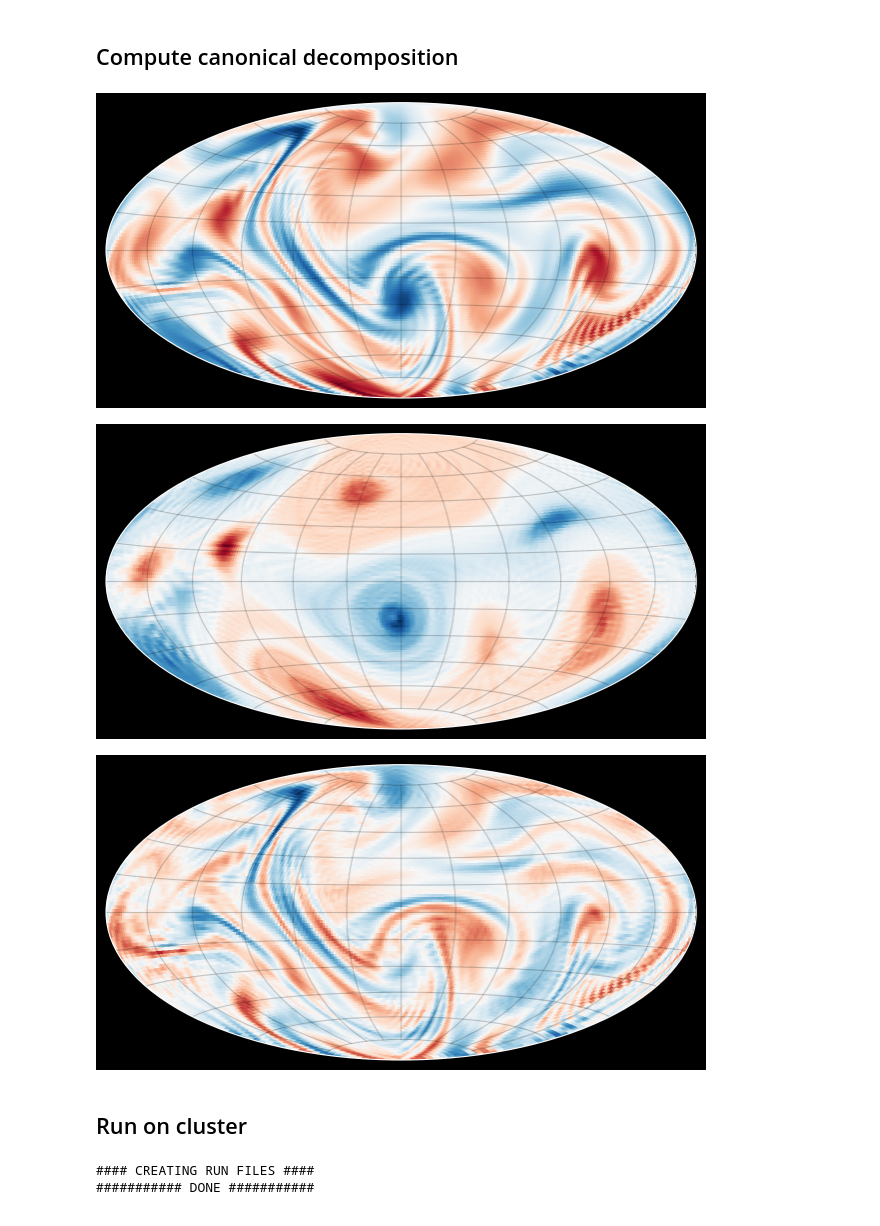
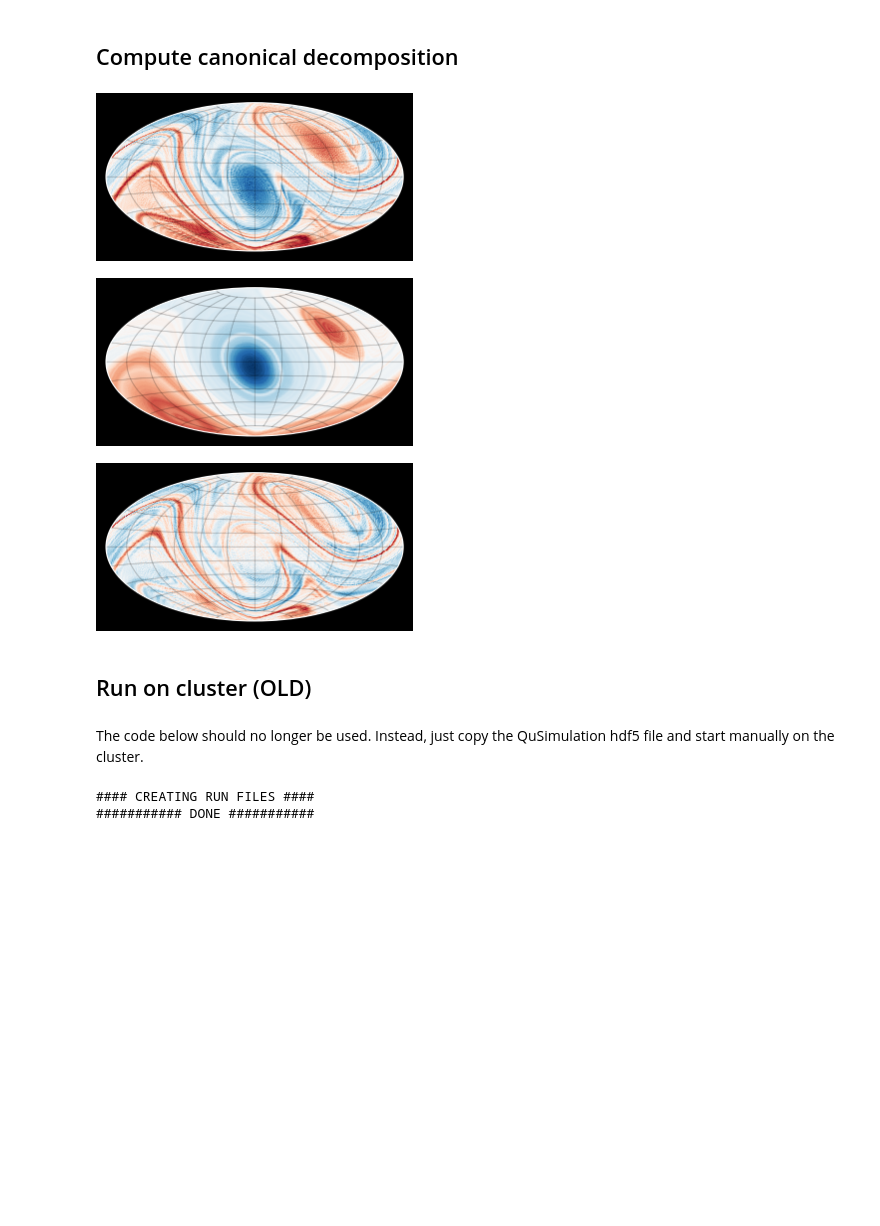
Before and after one commit to klasmodin/quflow, a Jupyter notebook: notebooks/basic-example.ipynb, the cells around one changed output. Drawn from its saved outputs; the diff is of its cells as text; code cells hidden in the pictures; blank space fills up the shorter version.

Commit message:
Improved implementation of QuSimulation.

```diff
--- a/notebooks/basic-example.ipynb
+++ b/notebooks/basic-example.ipynb
@@ -9,11 +9,11 @@ import quflow as qf
 # %% [markdown]
 # Generate random vorticity and plot it
 # %%
-lmax = 10  # How many spherical harmonics (SH) coefficients to include
+lmax = 5  # How many spherical harmonics (SH) coefficients to include
 np.random.seed(42)  # For reproducability
-omega0 = np.random.randn(lmax**2)  # Array with SH coefficients
+omega0 = 0.1*np.random.randn(lmax**2)  # Array with SH coefficients
 omega0[0] = 0.0  # Set vanishing total circulation
-omega0[1:4] = 0.0  # Set vanishing total angular momentum
-qf.plot2(omega0, projection="hammer", N=256, colorbar=True)  # Plot command
+# omega0[1:4] = 0.0  # Set vanishing total angular momentum
+qf.plot2(omega0, N=256, colorbar=True)  # Plot command
 # %% [output]
 <matplotlib.collections.QuadMesh at 0x...>
@@ -114,14 +195,17 @@ anim
 # %%
 [Ws,Wr] = qf.analysis.scale_decomposition(W)
 # %%
-for Ww in [W, Ws, Wr]:
-    qf.plot2(Ww, projection='hammer')
+with plt.rc_context({'figure.figsize':(3,3)}):
+    for Ww in [W, Ws, Wr]:
+        qf.plot2(Ww)
 # %% [output]
-[figure, old version]
+[figure, new version]
-[figure, old version]
+[figure, new version]
-[figure, old version]
+[figure, new version]
 # %% [markdown]
-## Run on cluster
+## Run on cluster (OLD)
+# %% [markdown]
+The code below should no longer be used. Instead, just copy the QuSimulation hdf5 file and start manually on the cluster.
 # %%
 import quflow.cluster as cluster
 # %%
```
Also changed, not shown: parts of 25 cells of this notebook, 8 other files.
